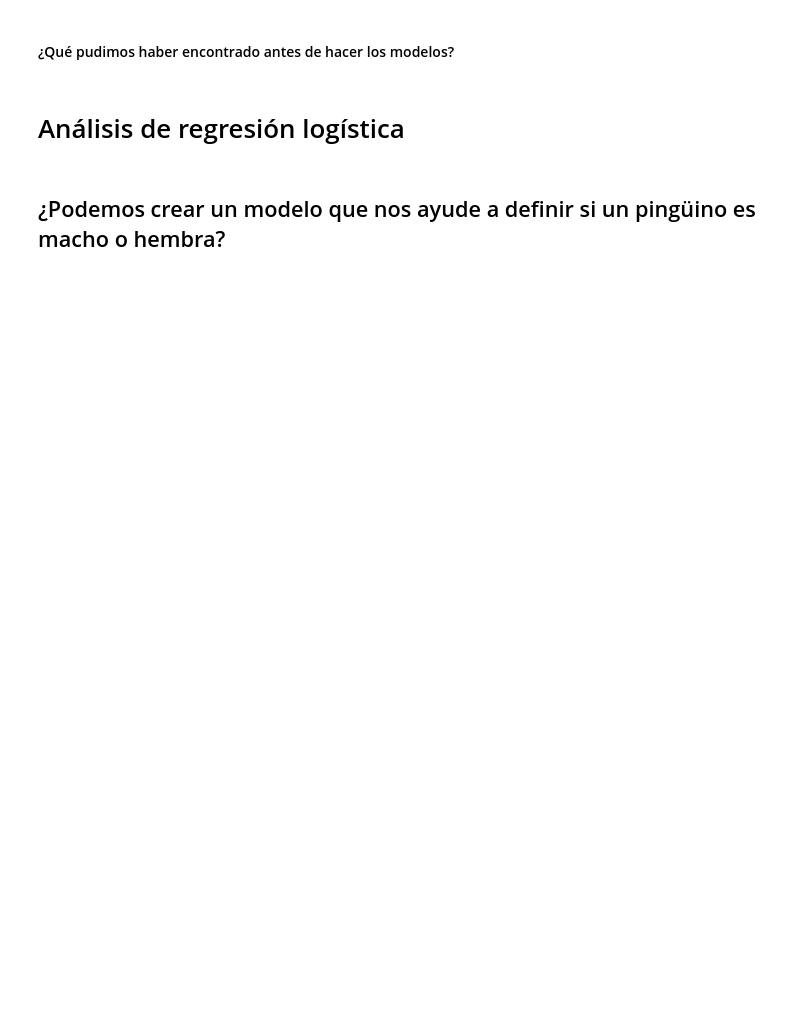
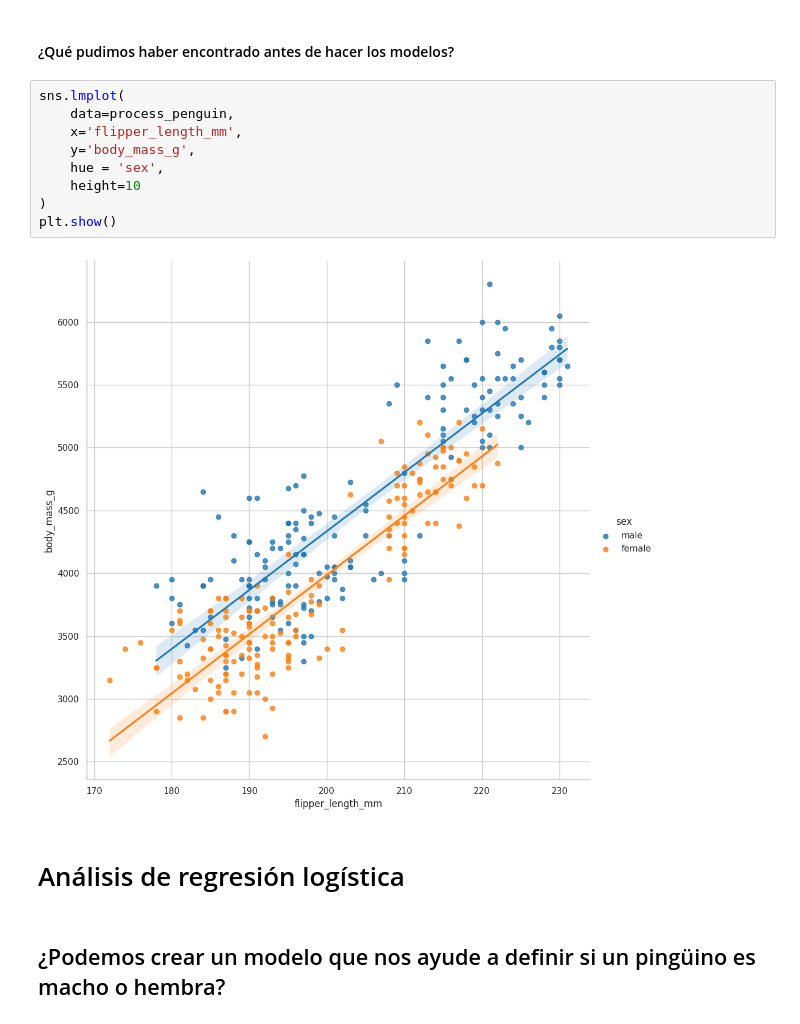
Before and after one commit to dionicio-alberto/Analisis-Explotarorio-De-Datos, a Jupyter notebook: curso.ipynb, the cells around one changed output. Cells and saved outputs as stored; diff of their text form; blank space fills up the shorter version.

```diff
--- a/curso.ipynb
+++ b/curso.ipynb
@@ -1075,5 +1277,16 @@ plt.show()
 # %% [markdown]
 #### ¿Qué pudimos haber encontrado antes de hacer los modelos?
+# %%
+sns.lmplot(
+    data=process_penguin,
+    x='flipper_length_mm',
+    y='body_mass_g',
+    hue = 'sex',
+    height=10
+)
+plt.show()
+# %% [output]
+[figure, added]
 # %% [markdown]
 # Análisis de regresión logística
 # %% [markdown]
```
Also changed, not shown: parts of 23 cells of this notebook.
